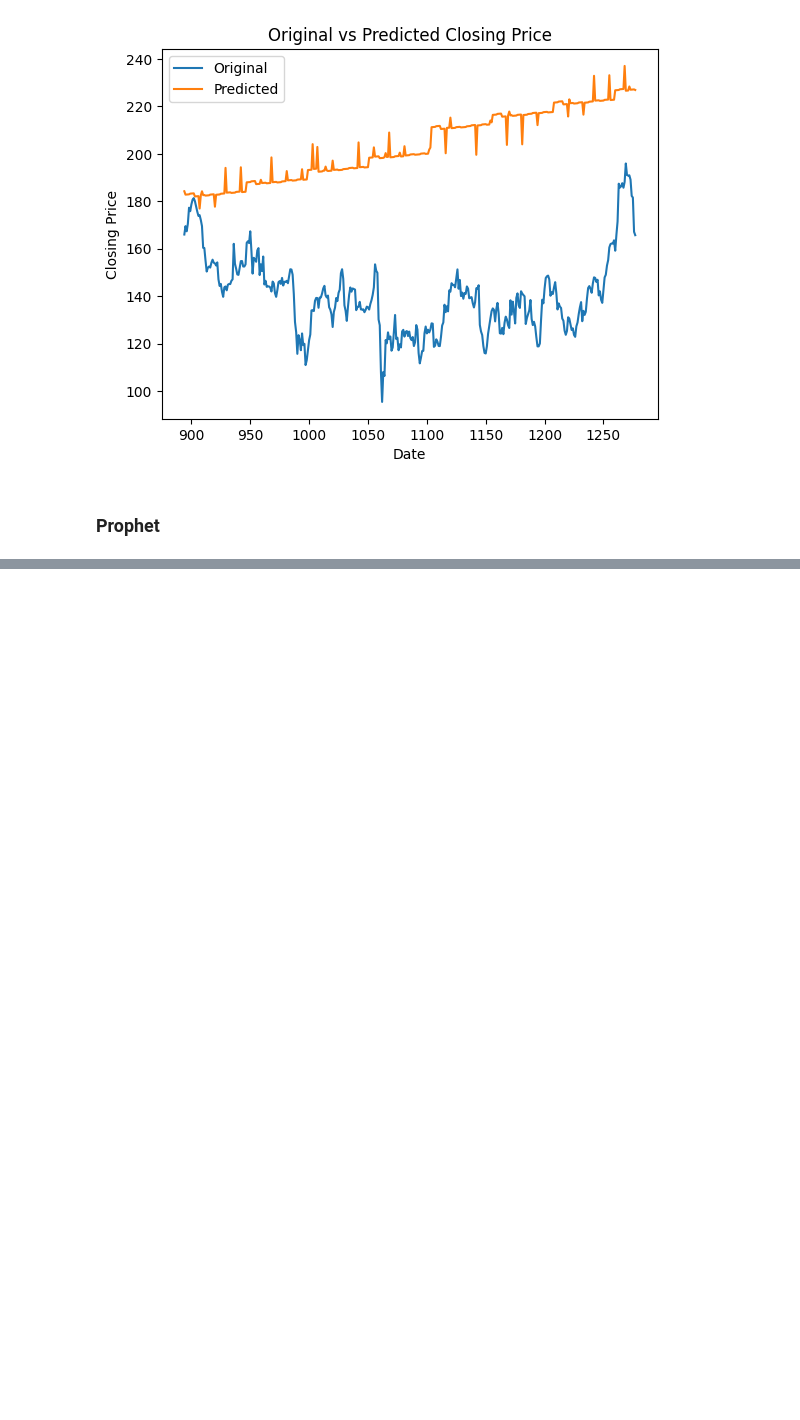
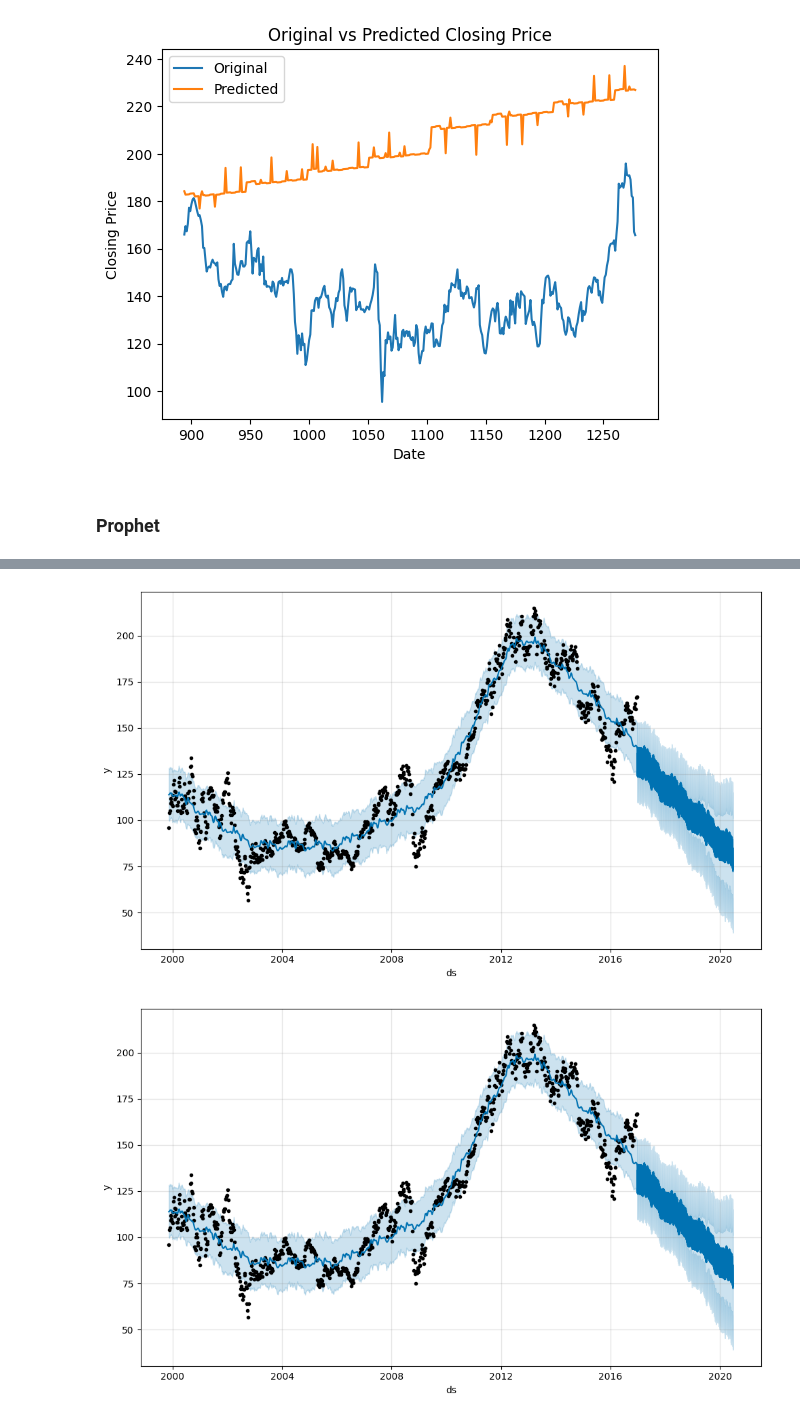
Before and after one commit to sakshamgulati/MLOps_Template, a Jupyter notebook: dev_latest.ipynb, the cells around one changed output, grey strips where cells are left out. Drawn from its saved outputs; the diff is of its cells as text; code cells hidden in the pictures; blank space fills up the shorter version.

Commit message:
testing prophet

```diff
--- a/dev_latest.ipynb
+++ b/dev_latest.ipynb
@@ -263,0 +226,5 @@ ModuleNotFoundError: No module named 'fbprophet'
+# %%
+df_prophet=data.copy().copy()
+df_prophet.reset_index(inplace=True)
+df_prophet['date']=pd.to_datetime(df_prophet['date'])
+df_prophet.columns
@@ -263,0 +235,4 @@ ModuleNotFoundError: No module named 'fbprophet'
+# %%
+df_prophet=df_prophet[['date','close']]
+df_prophet.columns = ['ds','y']
+df_prophet.head()
@@ -264,4 +246,3 @@ ModuleNotFoundError: No module named 'fbprophet'
 # %%
-df_prophet=df.rename(columns={'close': 'y', 'date': 'ds'}, inplace=True)
-train=df[:int(0.7*df_prophet.shape[0])]
-test=df[int(0.7*df_prophet.shape[0]):]
+train=df_prophet[:int(0.7*df_prophet.shape[0])]
+test=df_prophet[int(0.7*df_prophet.shape[0]):]
@@ -268,5 +260,7 @@ test=df[int(0.7*df_prophet.shape[0]):]
 # %%
 model = Prophet()
+model.add_country_holidays(country_name='US')
 model.fit(train)
-close_prices = model.make_future_dataframe(periods=len(test))
+close_prices = model.make_future_dataframe(periods=len(test)+len(train))
 forecast = model.predict(close_prices)
+forecast=forecast[['ds', 'yhat', 'yhat_lower', 'yhat_upper']]
@@ -272,0 +278,6 @@ forecast = model.predict(close_prices)
+# %%
+#plot forecast and actual prices
+model.plot(forecast)
+# %% [output]
+[figure, added]
+[figure, added]
```
Also changed, not shown: parts of 12 cells of this notebook.
